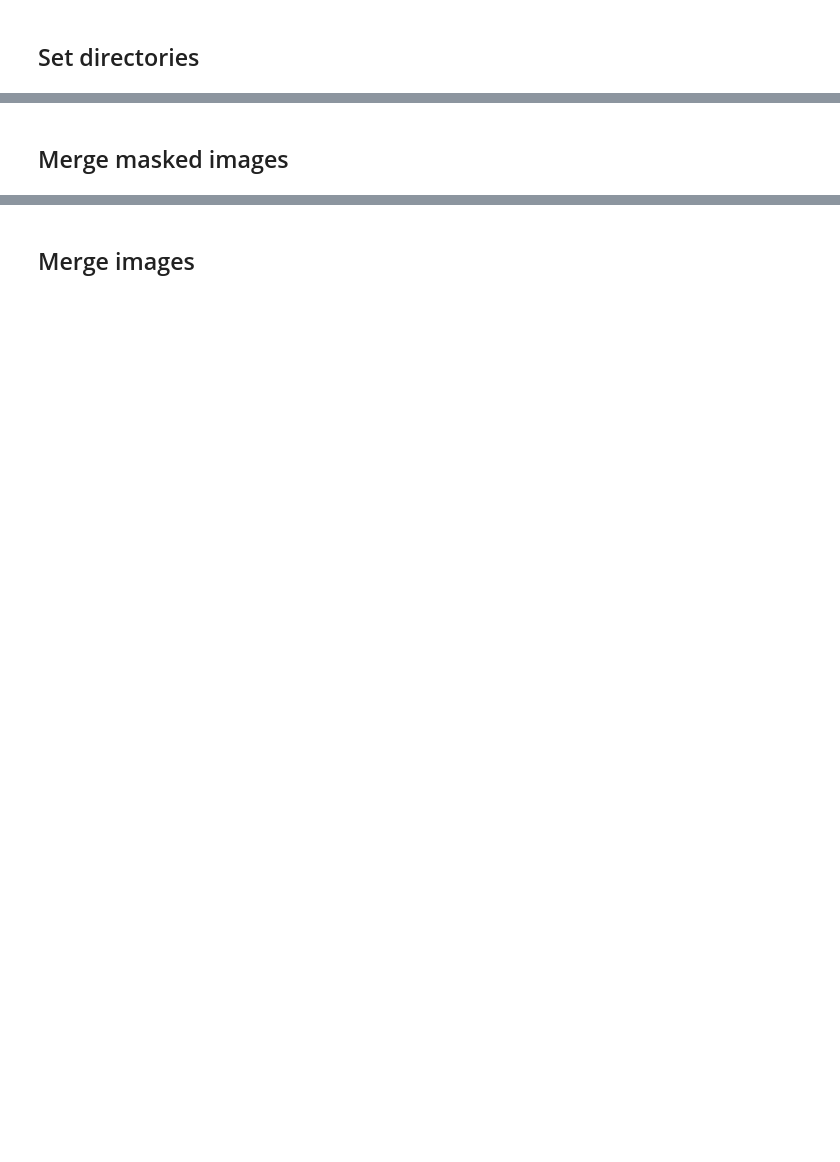
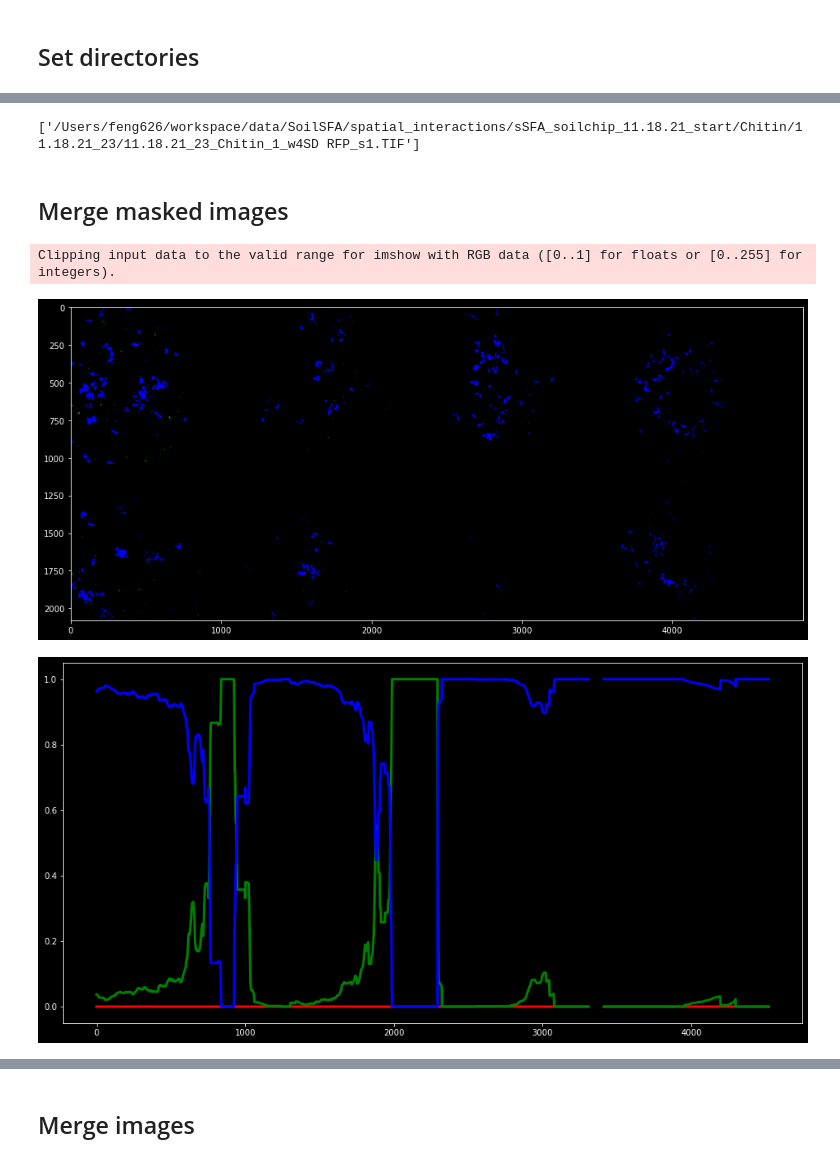
Before and after one commit to PNNL-Projects/soil1.3_biofilm, a Jupyter notebook: RawImageProcessing.ipynb, the cells around one changed output, grey strips where cells are left out. Saved outputs shown, nothing was run; the diff lists cells and outputs as text; code cells hidden in the pictures; blank space fills up the shorter version.

```diff
--- a/RawImageProcessing.ipynb
+++ b/RawImageProcessing.ipynb
@@ -190,3 +192,33 @@ maksed_dir = "/Users/feng626/workspace/data/SoilSFA/spatial_interactions/sSFA_so
+# %%
+patch_number = 8
+# %%
+tif_file
+# %% [output]
+['/Users/feng626/workspace/data/SoilSFA/spatial_interactions/sSFA_soilchip_11.18.21_start/Chitin/11.18.21_23/11.18.21_23_Chitin_1_w4SD RFP_s1.TIF']
+# %%
+thresholds_glob = [0, 0, 0]
+for carbon in ["Chitin", "Chito5", "Nag"]:
+    time_dir = image_dir + '/' + carbon
+    timepoints = [name for name in os.listdir(time_dir) if os.path.isdir(os.path.join(time_dir, name))]
+    timepoints.sort()
+    for timepoint in timepoints:
+        all_channels = []
+        for chi, channel in enumerate(['w4SD RFP', 'w3SD GFP', 'w2SD DAPI']):
+            temp_thresholds = []
+            for i in range(patch_number):
+                tif_file = image_dir + '/' + carbon + '/' + timepoint + '/' + timepoint + '_' + carbon + '_1_{}_s{}.TIF'.format(channel, i+1)
+                tif_file_new = image_dir + '/' + carbon + '/' + timepoint + '/' + timepoint + '_' + carbon + '_1_{}_s{}_wo_bg.TIF'.format(channel, i+1)
+                imgz = io.imread(tif_file)
+                imgzn = remove_background_z(imgz)
+                io.imsave(tif_file_new, imgzn)
+                temp_thresholds.append(threshold_z(imgzn))
+            thresholds_glob[chi] = max([thresholds_glob[chi], max(temp_thresholds)])
+# %%
+with open("./thresholds_glob.pkl", "wb") as f:
+    pickle.dump(thresholds_glob, f)
+# %%
+with open("./thresholds_glob.pkl", "rb") as f:
+    thresholds_glob = pickle.load(f)
 # %% [markdown]
 ## Merge masked images
 # %%
@@ -195,14 +227,12 @@ maksed_dir = "/Users/feng626/workspace/data/SoilSFA/spatial_interactions/sSFA_so
         for chi, channel in enumerate(['w4SD RFP', 'w3SD GFP', 'w2SD DAPI']):
             masked_files = glob.glob(image_dir + '/' + carbon + '/' + timepoint + '/' + timepoint + '_' + carbon + '_1_w2SD DAPI_s*_masked.TIF')
             masked_files.sort()
-            tif_files = glob.glob(image_dir + '/' + carbon + '/' + timepoint + '/' + timepoint + '_' + carbon + '_1_{}_s*.TIF'.format(channel))
+            tif_files = glob.glob(image_dir + '/' + carbon + '/' + timepoint + '/' + timepoint + '_' + carbon + '_1_{}_s*_wo_bg.TIF'.format(channel))
             tif_files.sort()
 
             masks = [get_mask(io.imread(masked_file)[0]) for masked_file in masked_files]
             imgs = [io.imread(tif_file) for tif_file in tif_files]
-            imgs_wo_bg = [remove_background_z(img) for img in imgs]
-            imgs_threshold = max([threshold_z(img) for img in imgs_wo_bg])
-            imgs_filtered = [filter_z(img, imgs_threshold) for img in imgs_wo_bg]
+            imgs_filtered = [filter_z(img, thresholds_glob[chi]) for img in imgs]
             imgs_summed = [sum_z(img) for img in imgs_filtered]
             imgs_stitched = simple_stitch(imgs_summed)
             # imgs_stitched = denoise(imgs_stitched)
@@ -210,33 +240,37 @@ maksed_dir = "/Users/feng626/workspace/data/SoilSFA/spatial_interactions/sSFA_so
             masked_img = mask_img(imgs_stitched, imgs_mask)
             # masked_img = denoise(masked_img)
             img_to_merge = normalize(masked_img)
             all_channels.append(img_to_merge)
 
             empty_img = np.zeros((3, img_to_merge.shape[0], img_to_merge.shape[1]))
             empty_img[chi, :, :] = all_channels[chi]
 
         combined_img = np.transpose(all_channels, (1,2,0))
 
         output = './results/' + timepoint + '_' + carbon + '_1_combined_masked_normalized'
         img_out = output + '.TIF'
         pkl_out = output + '.pkl'
         plot_out = output + '_1d.png'
 
         with open(pkl_out, 'wb') as f:
             pickle.dump(combined_img, f)
 
         plt.figure(figsize=(16,8))
         plt.imshow(combined_img)
         plt.savefig(img_out, dpi=300)
 
         pop_den = get_pop_density(slide_sum_y(combined_img, combined_img.shape[1]//20))
         colors = ['red', 'green', 'blue']
         plt.figure(figsize=(16,8))
         for i in range(3):
             plt.plot(range(len(pop_den)), pop_den[:,i], color = colors[i], linewidth=3)
         # plt.plot(range(len(pop_den)), pop_den, linewidth=2)
         plt.savefig(plot_out, dpi=300)
         plt.show()
+# %% [output]
+Clipping input data to the valid range for imshow with RGB data ([0..1] for floats or [0..255] for integers).
+[figure, added]
+[figure, added]
 # %%
     for carbon, timepoint in zip(["Chitin", "Chito5", "Nag"], ["11.22.21_17", "11.22.21_16", "11.22.21_15"]):
         all_channels = []
```
Also changed, not shown: parts of 4 cells of this notebook, 1 other file.
